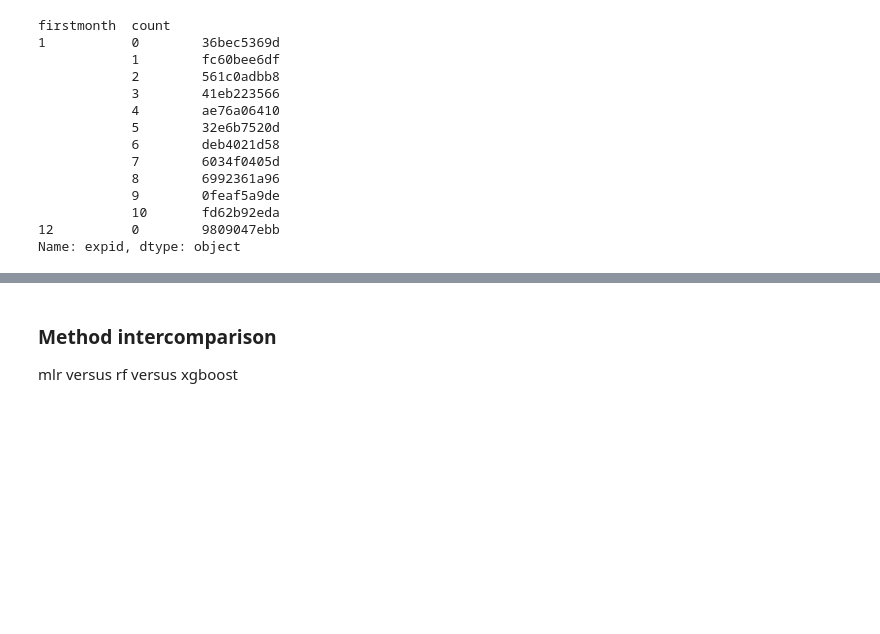
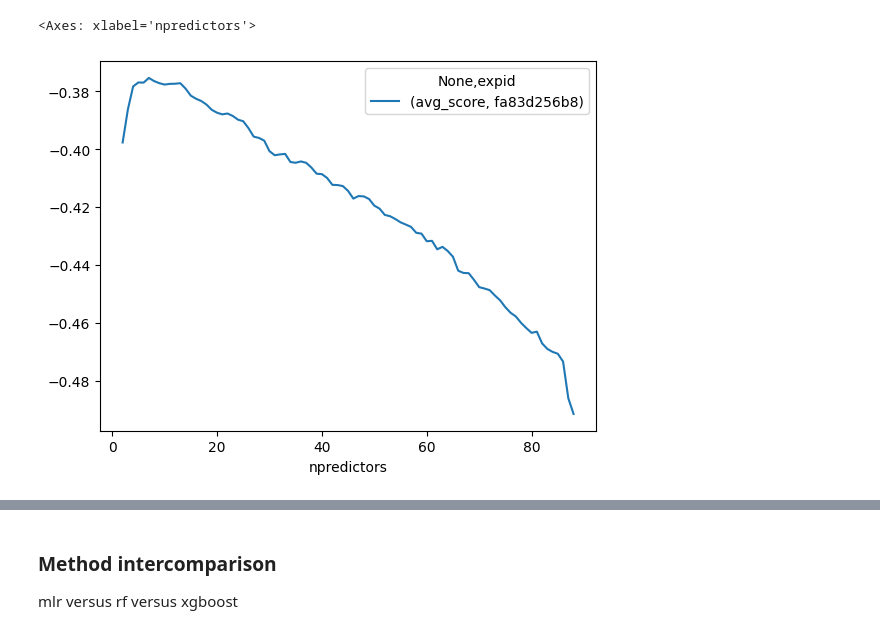
Before and after one commit to chiemvs/Medley, a Jupyter notebook: notebooks/Experiment_interpretation.ipynb, the cells around one changed output, grey strips where cells are left out. Drawn from its saved outputs; the diff is of its cells as text; code cells hidden in the pictures; blank space fills up the shorter version.

```diff
--- a/notebooks/Experiment_interpretation.ipynb
+++ b/notebooks/Experiment_interpretation.ipynb
@@ -37,17 +30,9 @@ test.unstack(0).plot()
 # %%
-return_unique_values('firstmonth') # Reason for the worse score is including december
+ids = find_experiments_with(keyval_dict={'scoring':'neg_mean_squared_error','startyear':1950})
-# %% [output]
-firstmonth  count
-1           0        36bec5369d
-            1        fc60bee6df
-            2        561c0adbb8
-            3        41eb223566
-            4        ae76a06410
-            5        32e6b7520d
-            6        deb4021d58
-            7        6034f0405d
-            8        6992361a96
-            9        0feaf5a9de
-            10       fd62b92eda
-12          0        9809047ebb
-Name: expid, dtype: object
+# %%
+test = compare_scores(ids, cv = False)
+# %%
+test.unstack(0).plot()
+# %% [output]
+<Axes: xlabel='npredictors'>
+[figure, added]
```
Also changed, not shown: parts of 18 cells of this notebook, 5 other files.
